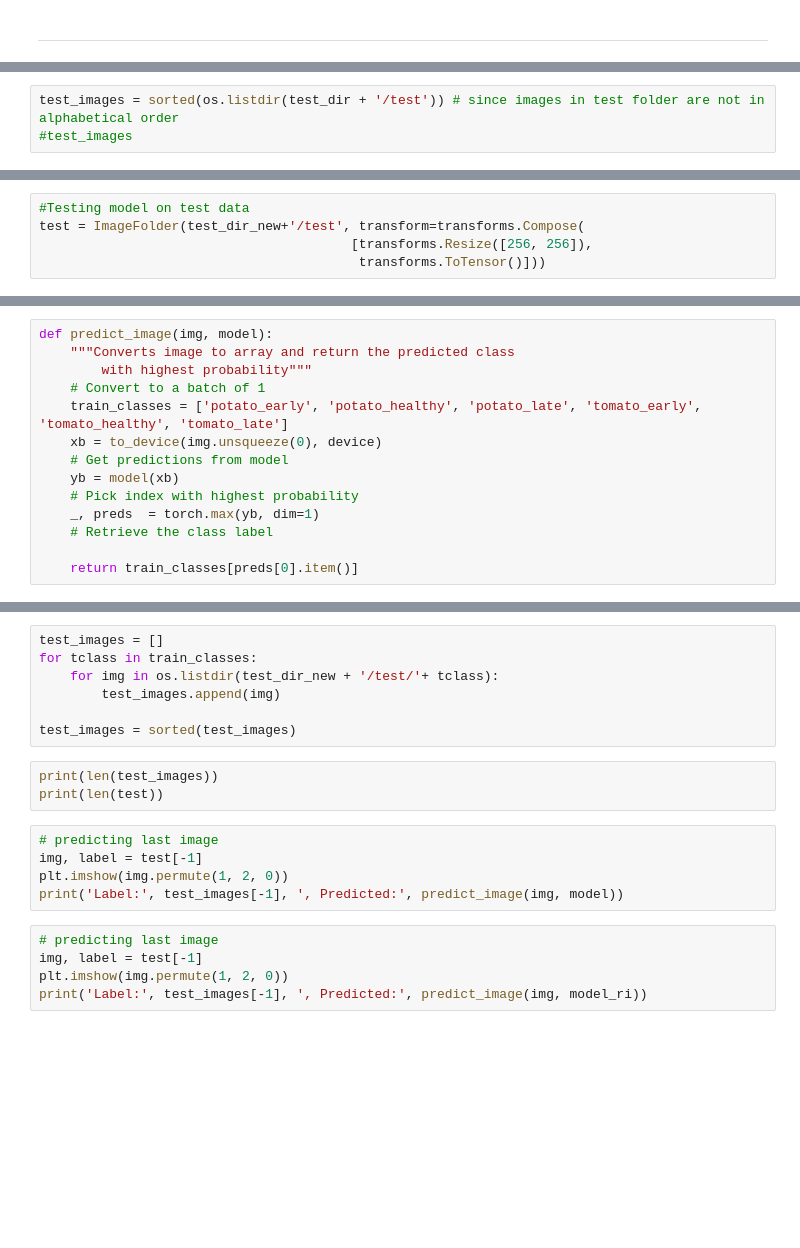
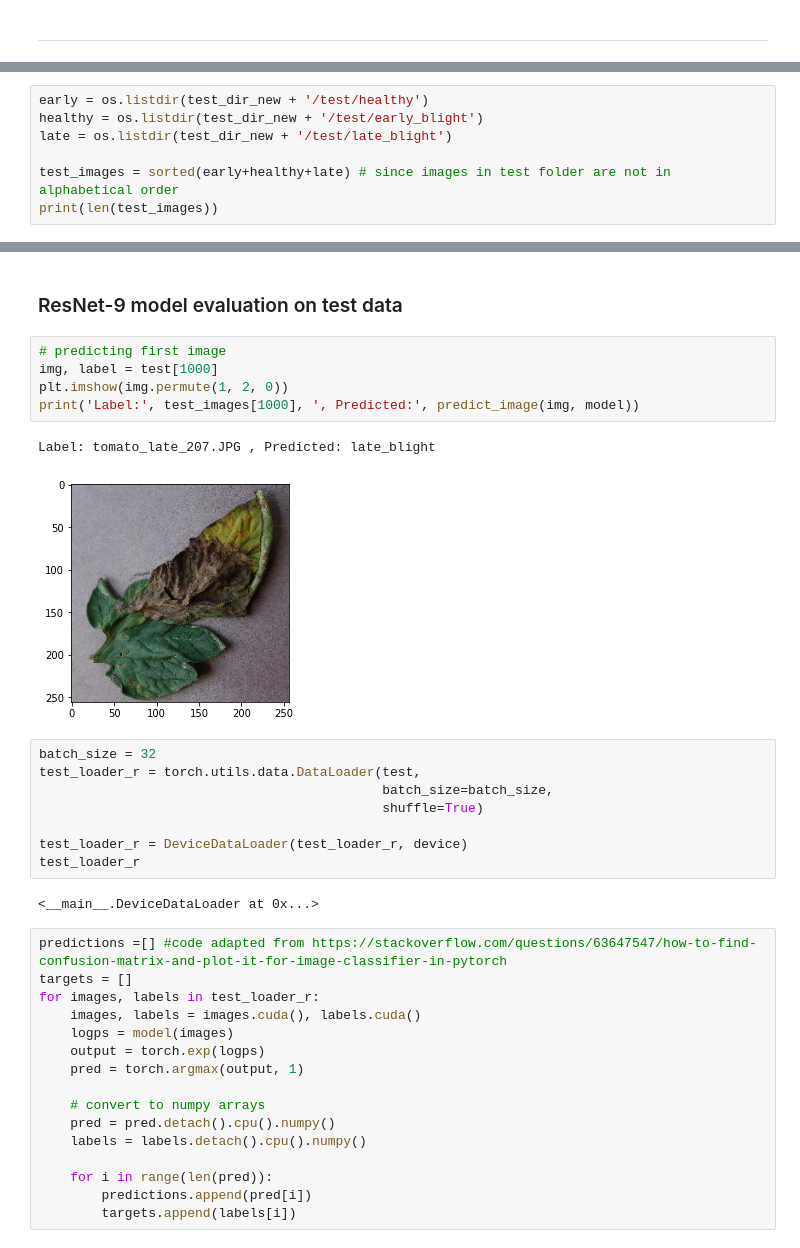
Before and after one commit to Alyeko/potato-tomato-blight-disease-detection, a Jupyter notebook: 2-using-the-already-trained-resnet9-model.ipynb, the cells around one changed output, grey strips where cells are left out. Saved outputs shown, nothing was run; the diff lists cells and outputs as text; blank space fills up the shorter version.

```diff
--- a/2-using-the-already-trained-resnet9-model.ipynb
+++ b/2-using-the-already-trained-resnet9-model.ipynb
@@ -205,3 +293,7 @@ test = ImageFolder(test_dir, transform=transforms.Compose(
 # %%
-test_images = sorted(os.listdir(test_dir + '/test')) # since images in test folder are not in alphabetical order
-#test_images
+early = os.listdir(test_dir_new + '/test/healthy')
+healthy = os.listdir(test_dir_new + '/test/early_blight')
+late = os.listdir(test_dir_new + '/test/late_blight')
+
+test_images = sorted(early+healthy+late) # since images in test folder are not in alphabetical order
+print(len(test_images))
@@ -268,5 +329,0 @@ os.listdir(test_dir_new+'/test')
-# %%
-#Testing model on test data
-test = ImageFolder(test_dir_new+'/test', transform=transforms.Compose(
-                                        [transforms.Resize([256, 256]),
-                                         transforms.ToTensor()]))
@@ -285,14 +329,0 @@ test
-# %%
-def predict_image(img, model):
-    """Converts image to array and return the predicted class
-        with highest probability"""
-    # Convert to a batch of 1
-    train_classes = ['potato_early', 'potato_healthy', 'potato_late', 'tomato_early', 'tomato_healthy', 'tomato_late']
-    xb = to_device(img.unsqueeze(0), device)
-    # Get predictions from model
-    yb = model(xb)
-    # Pick index with highest probability
-    _, preds  = torch.max(yb, dim=1)
-    # Retrieve the class label
-
-    return train_classes[preds[0].item()]
@@ -306,22 +336,38 @@ print(len(test))
-# %%
-test_images = []
-for tclass in train_classes:
-    for img in os.listdir(test_dir_new + '/test/'+ tclass):
-        test_images.append(img)
-
-test_images = sorted(test_images)
-# %%
-print(len(test_images))
-print(len(test))
+# %% [markdown]
+### ResNet-9 model evaluation on test data
 # %%
-# predicting last image
-img, label = test[-1]
+# predicting first image
+img, label = test[1000]
 plt.imshow(img.permute(1, 2, 0))
-print('Label:', test_images[-1], ', Predicted:', predict_image(img, model))
+print('Label:', test_images[1000], ', Predicted:', predict_image(img, model))
+# %% [output]
+Label: tomato_late_207.JPG , Predicted: late_blight
+[figure, added]
-# %%
-# predicting last image
-img, label = test[-1]
-plt.imshow(img.permute(1, 2, 0))
-print('Label:', test_images[-1], ', Predicted:', predict_image(img, model_ri))
+# %%
+batch_size = 32
+test_loader_r = torch.utils.data.DataLoader(test,
+                                            batch_size=batch_size,
+                                            shuffle=True)
+
+test_loader_r = DeviceDataLoader(test_loader_r, device)
+test_loader_r
+# %% [output]
+<__main__.DeviceDataLoader at 0x...>
+# %%
+predictions =[] #code adapted from https://stackoverflow.com/questions/63647547/how-to-find-confusion-matrix-and-plot-it-for-image-classifier-in-pytorch
+targets = []
+for images, labels in test_loader_r:
+    images, labels = images.cuda(), labels.cuda()
+    logps = model(images)
+    output = torch.exp(logps)
+    pred = torch.argmax(output, 1)
+
+    # convert to numpy arrays
+    pred = pred.detach().cpu().numpy()
+    labels = labels.detach().cpu().numpy()
+
+    for i in range(len(pred)):
+        predictions.append(pred[i])
+        targets.append(labels[i])
 # %%
 train_classes
```
Also changed, not shown: parts of 131 cells of this notebook.
